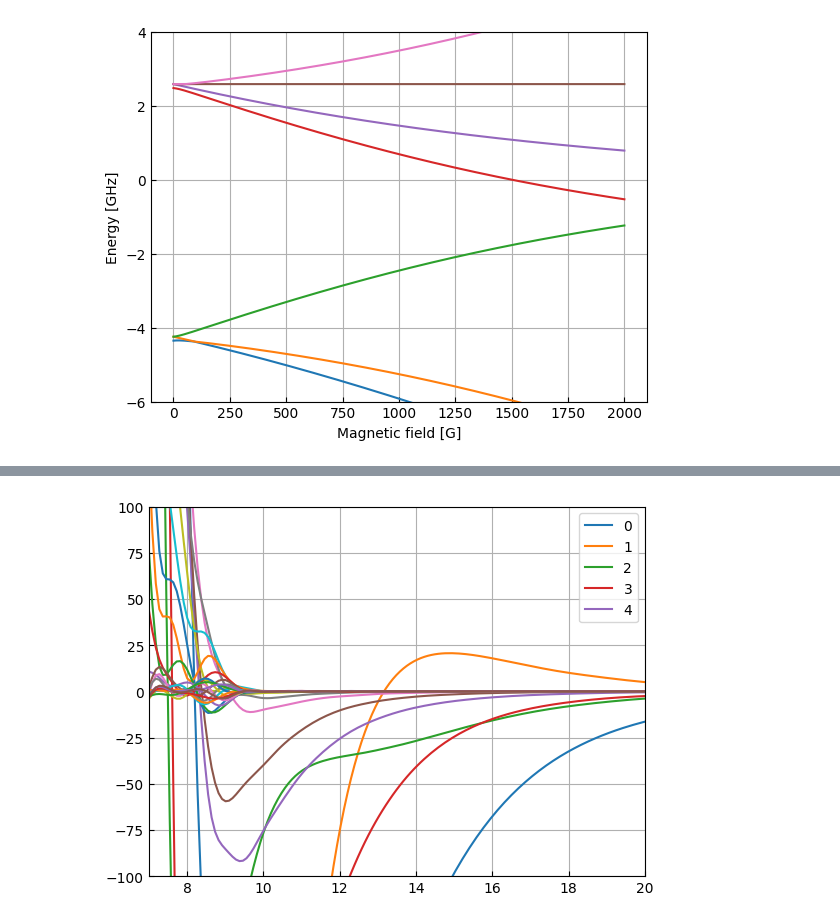
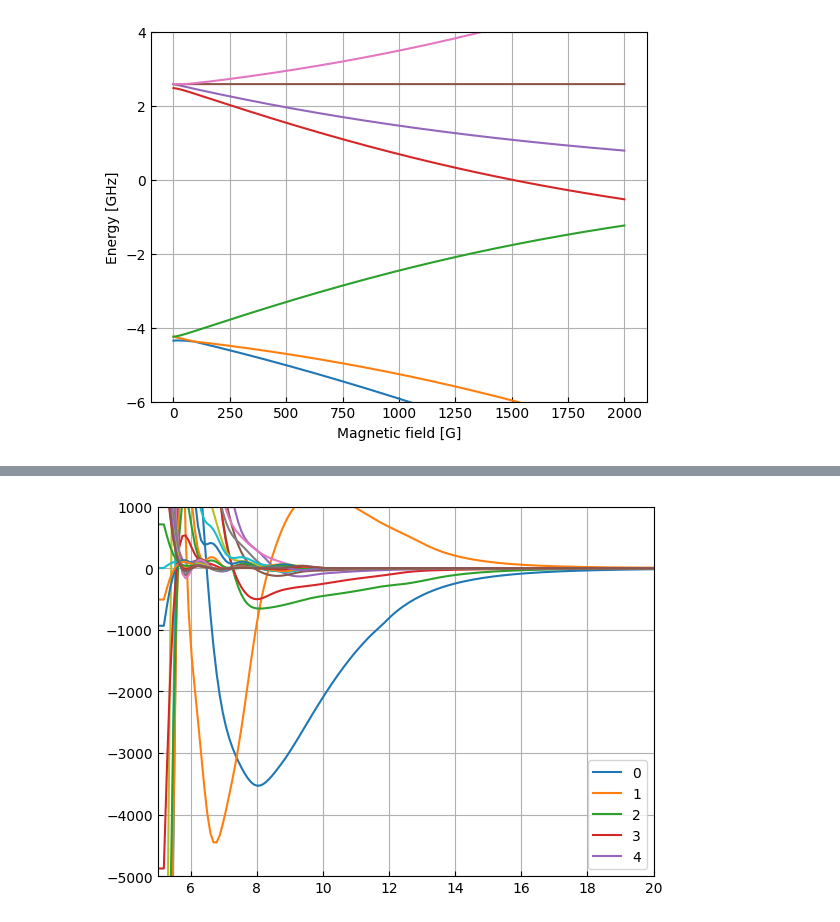
Before and after one commit to Wleter/quantum-rs, a Jupyter notebook: scattering-problems/analysis/srf_rb_analysis.ipynb, the cells around one changed output, grey strips where cells are left out. Cells and saved outputs as stored; diff of their text form; code cells hidden in the pictures.

```diff
--- a/scattering-problems/analysis/srf_rb_analysis.ipynb
+++ b/scattering-problems/analysis/srf_rb_analysis.ipynb
@@ -94,16 +94,16 @@ ax.set_ylim(-100, 100);
 # %%
 data = utility.load(f"{DATA_PATH}/SrF_Rb_singlet_dec_interpolated.dat")
 distances = data[:, 0]
 values_legendre = data[:, 1:]
 
 fig, ax = utility.plot()
 ax.plot(distances, values_legendre / CMINV)
 ax.legend([str(i) for i in range(5)])
 
-ax.set_xlim(7, 20)
-ax.set_ylim(-100, 100);
+ax.set_xlim(5, 20)
+ax.set_ylim(-5000, 1000);
 # %% [output]
-[figure, old version]
+[figure, new version]
 # %%
 data = ScatteringDependence.parse_json(f"{DATA_PATH}/SrF_Rb_scatterings_n_0.json")
 
```
Also changed, not shown: parts of 6 cells of this notebook, 5 other files.
